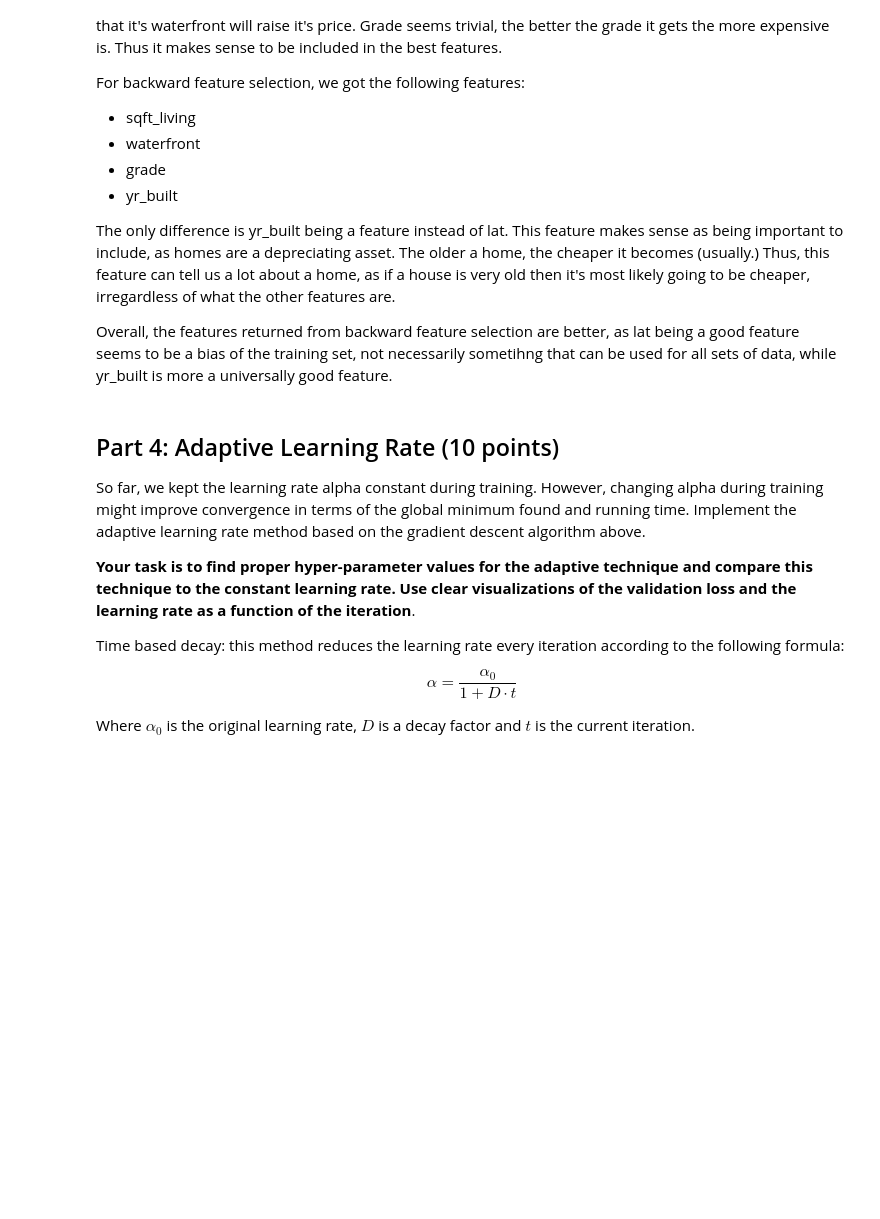
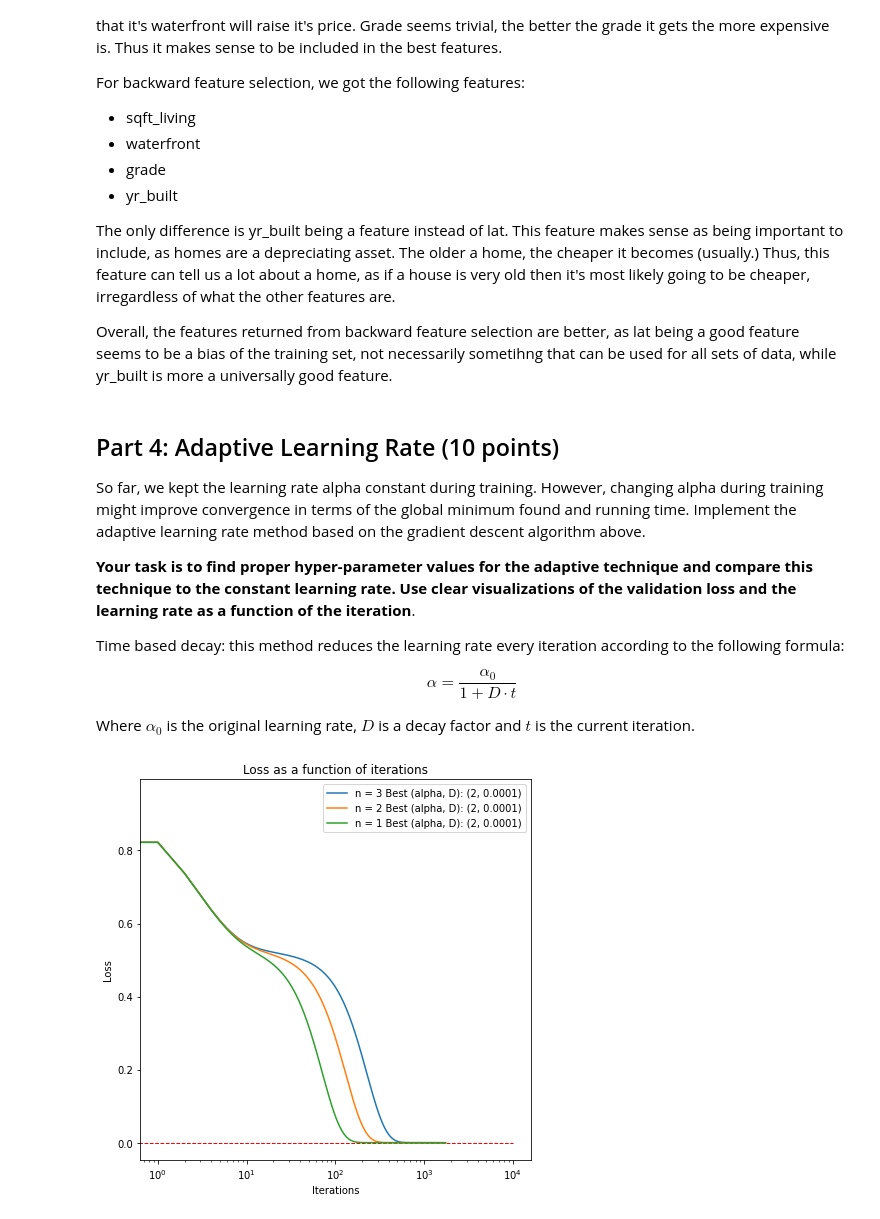
Before and after one commit to danspts/ml-hw, a Jupyter notebook: hw-1/hwa1.ipynb, the cells around one changed output. Saved outputs shown, nothing was run; the diff lists cells and outputs as text; code cells hidden in the pictures; blank space fills up the shorter version.

```diff
--- a/hw-1/hwa1.ipynb
+++ b/hw-1/hwa1.ipynb
@@ -747,12 +789,12 @@ def adaptive_gradient_descent(X, y, theta, alpha, D, num_iters):
     for n in range(num_iters):
         # We do each calculation in a seperate step to prevent overflow
         coefficient = coefficient_normal / (1 + D * n)
-        h = theta @ X.T
+        h = X @ theta
         theta -= coefficient * X.T @ (h - y)
         new_loss = compute_cost(X, y, theta)
+        J_history.append(new_loss)
         # Similar optimization to efficient GD, and we also check to make sure it doesn't diverge
-        J_history.append(new_loss)
-        if len(J_history) > 2 and (J_history[0] * 50 < new_loss or J_history[-2] - J_history[-1] < 1e-8):
+        if J_history[0] * 50 < new_loss or J_history[-2] - J_history[-1] < 1e-8:
             break
     ###########################################################################
     #                             END OF YOUR CODE                            #
@@ -774,7 +816,7 @@ def grid_search(X_train, y_train, X_val, y_val, iterations):
     """
 
     # What values (for D and alpha) do we want to try?
-    var_list = [0.00001, 0.00003, 0.0001, 0.0003, 0.001, 0.003, 0.01, 0.1, 0.3, 1, 2]
+    var_list = [0.00001, 0.00003, 0.0001, 0.0003, 0.001, 0.003, 0.01, 0.1, 0.3, 1, 2, 3]
     param_dict = {}
     ###########################################################################
     # TODO: Implement the function.                                           #
@@ -797,18 +839,20 @@ best_parameters = sorted(param_dict.items(), key=lambda entry: entry[1]["cost"])
 # %%
 # Graph the results
 plt.figure(figsize=(7, 7))
 # Change range parameter for how many Ds to graph
-for i in range(3):
+hyperparam_to_show = 3
+for i in range(hyperparam_to_show):
     history = best_parameters[i][1]["history"]
     plt.plot(np.arange(len(history)), history)
 plt.xscale('log')
 plt.xlabel('Iterations')
 plt.ylabel('Loss')
 plt.title('Loss as a function of iterations')
-plt.legend([f'3rd Best (alpha, D): {best_parameters[2][0]}', f'2nd Best (alpha, D): {best_parameters[1][0]}',
-            f'1st Best (alpha, D): {best_parameters[0][0]}'])
+plt.legend([f'n = {hyperparam_to_show - i} Best (alpha, D): {best_parameters[2][0]}' for i in range(hyperparam_to_show)])
 plt.hlines(y = J_pinv, xmin = 0, xmax = num_iters, color='r', linewidth = 1, linestyle = 'dashed')
 plt.show()
+# %% [output]
+[figure, added]
 # %%
 # Graph the result compared to the normal GD
 
```
Also changed, not shown: parts of 17 cells of this notebook.
